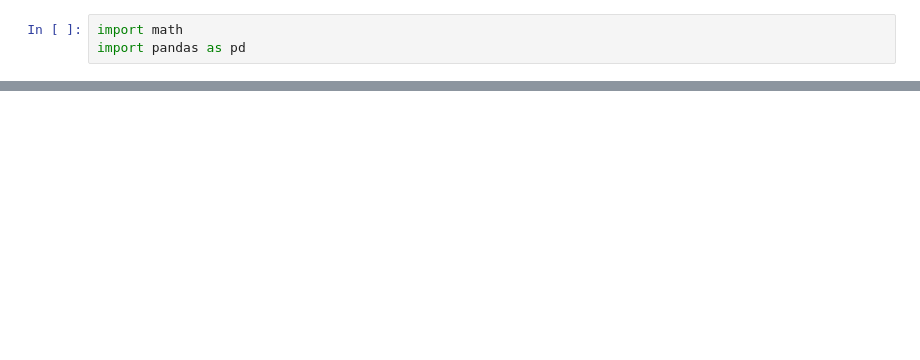
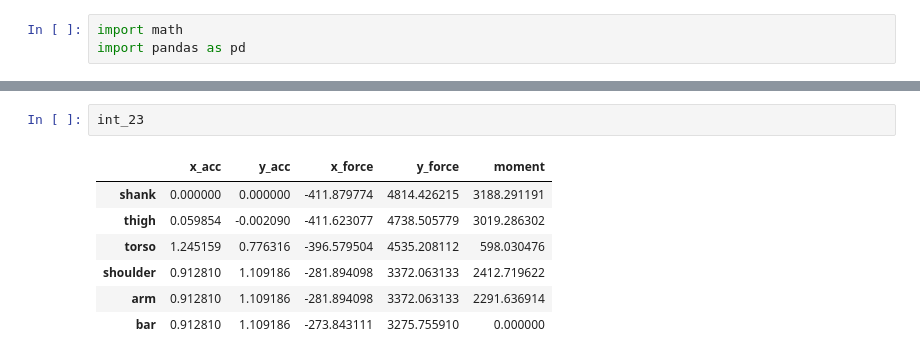
Before and after one commit to kostubhagarwal/modelling_the_deadlift, a Jupyter notebook: deadlift_model.ipynb, the cells around one changed output, grey strips where cells are left out. Saved outputs shown, nothing was run; the diff lists cells and outputs as text; blank space fills up the shorter version.

```diff
--- a/deadlift_model.ipynb
+++ b/deadlift_model.ipynb
@@ -207,0 +329,10 @@ df
+# %%
+int_23
+# %% [output]
+|  | x_acc | y_acc | x_force | y_force | moment |
+| shank | 0.000000 | 0.000000 | -411.879774 | 4814.426215 | 3188.291191 |
+| thigh | 0.059854 | -0.002090 | -411.623077 | 4738.505779 | 3019.286302 |
+| torso | 1.245159 | 0.776316 | -396.579504 | 4535.208112 | 598.030476 |
+| shoulder | 0.912810 | 1.109186 | -281.894098 | 3372.063133 | 2412.719622 |
+| arm | 0.912810 | 1.109186 | -281.894098 | 3372.063133 | 2291.636914 |
+| bar | 0.912810 | 1.109186 | -273.843111 | 3275.755910 | 0.000000 |
```
Also changed, not shown: parts of 15 cells of this notebook.
